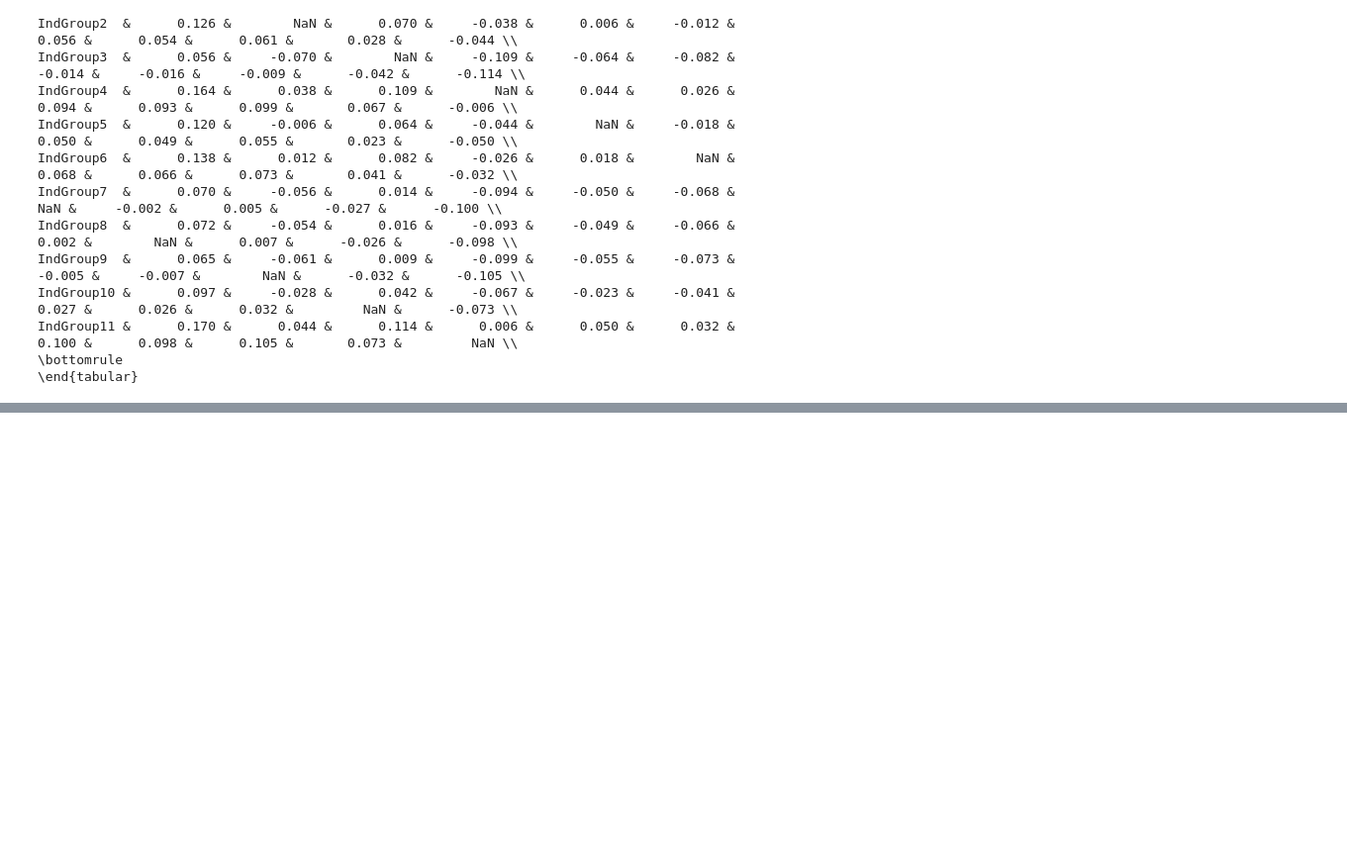
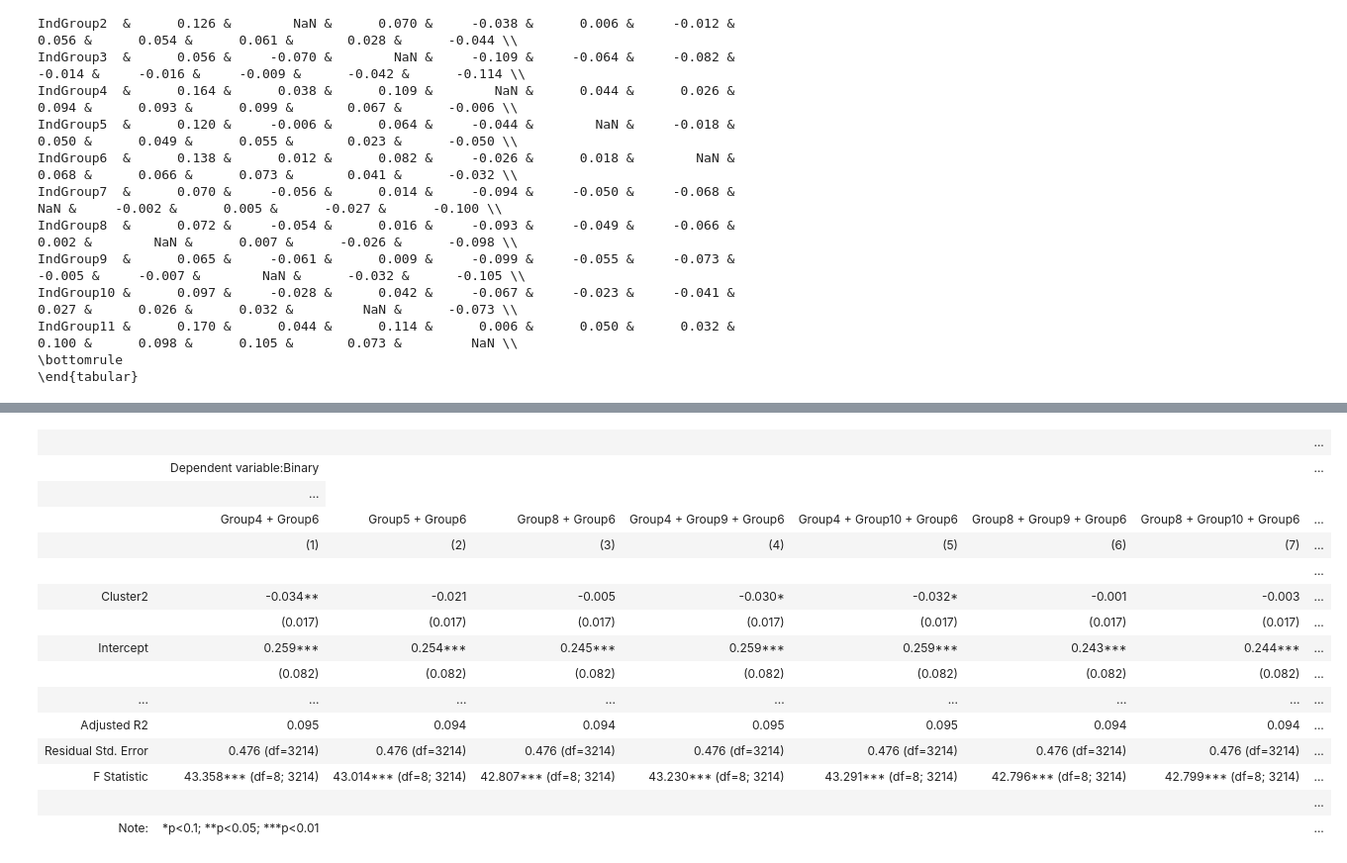
Before and after one commit to wanxii/nonlinear-pricing, a Jupyter notebook: regression.ipynb, the cells around one changed output, grey strips where cells are left out. Shown at 99% size. Drawn from its saved outputs; the diff is of its cells as text; code cells hidden in the pictures; blank space fills up the shorter version.

```diff
--- a/regression.ipynb
+++ b/regression.ipynb
@@ -1101,0 +1235,19 @@ IndGroup11 &      0.170 &      0.044 &      0.114 &      0.006 &      0.050 &
+# %%
+s_acc_ctr
+# %% [output]
+|  |  |  |  |  |  |  |  | ... |
+|  | Dependent variable:Binary |  |  |  |  |  |  | ... |
+|  | ... |
+|  | Group4 + Group6 | Group5 + Group6 | Group8 + Group6 | Group4 + Group9 + Group6 | Group4 + Group10 + Group6 | Group8 + Group9 + Group6 | Group8 + Group10 + Group6 | ... |
+|  | (1) | (2) | (3) | (4) | (5) | (6) | (7) | ... |
+|  |  |  |  |  |  |  |  | ... |
+| Cluster2 | -0.034** | -0.021 | -0.005 | -0.030* | -0.032* | -0.001 | -0.003 | ... |
+|  | (0.017) | (0.017) | (0.017) | (0.017) | (0.017) | (0.017) | (0.017) | ... |
+| Intercept | 0.259*** | 0.254*** | 0.245*** | 0.259*** | 0.259*** | 0.243*** | 0.244*** | ... |
+|  | (0.082) | (0.082) | (0.082) | (0.082) | (0.082) | (0.082) | (0.082) | ... |
+| ... | ... | ... | ... | ... | ... | ... | ... | ... |
+| Adjusted R2 | 0.095 | 0.094 | 0.094 | 0.095 | 0.095 | 0.094 | 0.094 | ... |
+| Residual Std. Error | 0.476 (df=3214) | 0.476 (df=3214) | 0.476 (df=3214) | 0.476 (df=3214) | 0.476 (df=3214) | 0.476 (df=3214) | 0.476 (df=3214) | ... |
+| F Statistic | 43.358*** (df=8; 3214) | 43.014*** (df=8; 3214) | 42.807*** (df=8; 3214) | 43.230*** (df=8; 3214) | 43.291*** (df=8; 3214) | 42.796*** (df=8; 3214) | 42.799*** (df=8; 3214) | ... |
+|  |  |  |  |  |  |  |  | ... |
+| Note: | *p<0.1; **p<0.05; ***p<0.01 |  |  |  |  |  |  | ... |
```
Also changed, not shown: parts of 24 cells of this notebook.
